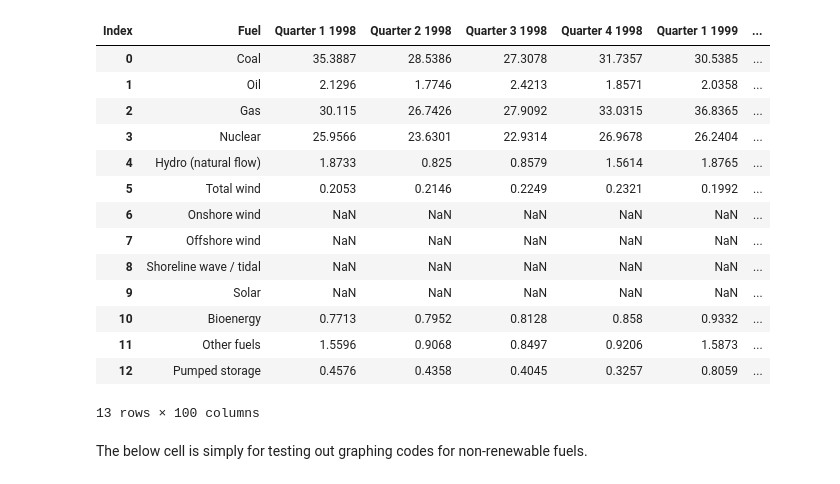
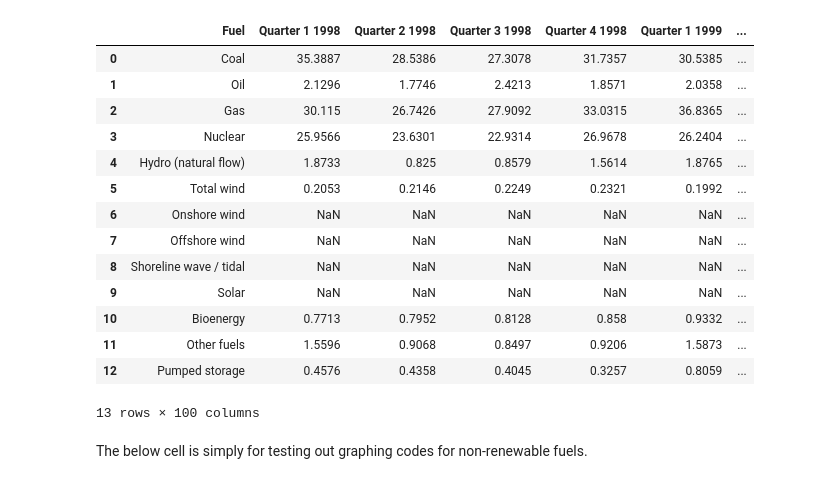
Before and after one commit to jsap2000/UK-Electricity-Pricing-Solutions, a Jupyter notebook: UK Electricity Generation by Source Dec 2022.ipynb, the cells around one changed output. Cells and saved outputs as stored; diff of their text form; code cells hidden in the pictures.

```diff
--- a/UK Electricity Generation by Source Dec 2022.ipynb
+++ b/UK Electricity Generation by Source Dec 2022.ipynb
@@ -1,24 +1,24 @@
 # %%
 import pandas as pd
 import numpy as np
 import matplotlib.pyplot as plt
 
 # Let UKEGS be the UK generation of electricity by source
 UKEGS = pd.read_excel(r"C:\Users\anton_zpf58tt\OneDrive\Documents\Glasgow\Year 4\ENG4110P Individual Project 4\Code\UK-Electricity-Pricing-Solutions\ET_5.1_DEC_22.xlsx", sheet_name='Quarter')
 UKEGS = UKEGS.replace('[x]', np.NaN)
 
 # Select the rows data should be taken from
 UKEGSdata = UKEGS.iloc[69:82,1:].copy()
 UKEGSdata.columns = UKEGS.iloc[43,1:].copy()
 UKEGSdata.reset_index(drop=True, inplace=True)
 
 # Create an index column to the left
-UKEGSdata.columns.name = "Index"
+UKEGSdata.columns.name = ""
 
 # Display the UKEGS table
 UKEGSdata
 # %% [output]
-| Index | Fuel | Quarter 1 1998 | Quarter 2 1998 | Quarter 3 1998 | Quarter 4 1998 | Quarter 1 1999 | ... |
+|  | Fuel | Quarter 1 1998 | Quarter 2 1998 | Quarter 3 1998 | Quarter 4 1998 | Quarter 1 1999 | ... |
 | 0 | Coal | 35.3887 | 28.5386 | 27.3078 | 31.7357 | 30.5385 | ... |
 | 1 | Oil | 2.1296 | 1.7746 | 2.4213 | 1.8571 | 2.0358 | ... |
 | 2 | Gas | 30.115 | 26.7426 | 27.9092 | 33.0315 | 36.8365 | ... |
```
Also changed, not shown: parts of 1 cell of this notebook, 6 other files.
